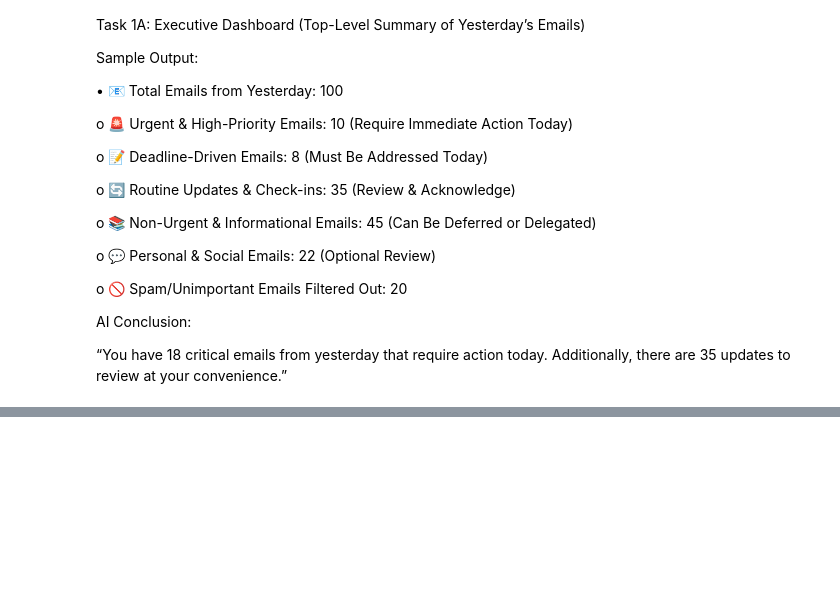
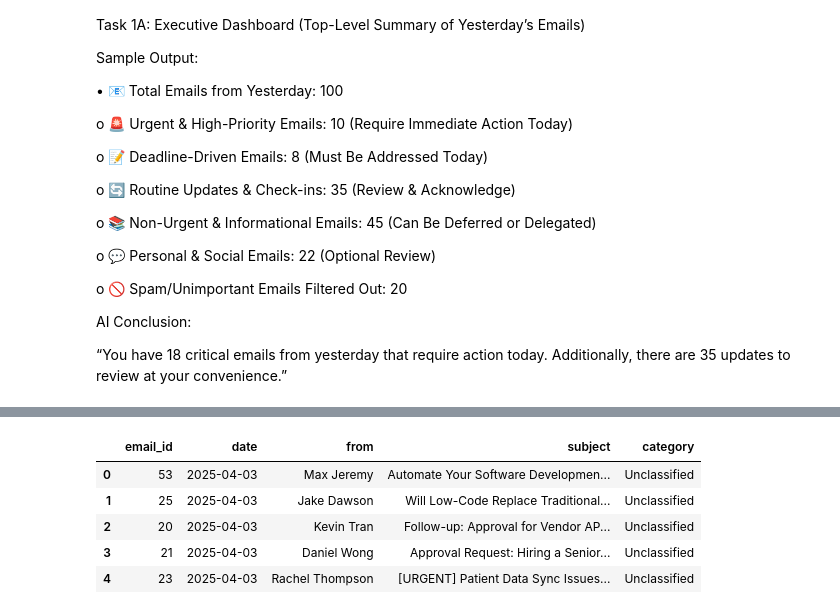
Before and after one commit to yellowfleece/JHU-AI-Project1, a Jupyter notebook: JHU_GENAI_Project1.ipynb, the cells around one changed output, grey strips where cells are left out. Cells and saved outputs as stored; diff of their text form; code cells hidden in the pictures; blank space fills up the shorter version.

```diff
--- a/JHU_GENAI_Project1.ipynb
+++ b/JHU_GENAI_Project1.ipynb
@@ -286,11 +51,0 @@ Name: count, dtype: int64
-# %%
-import os
-EMAIL_DIR = "/content/drive/MyDrive/email_assistant/mock_emails"
-print(f"Listing files in: {EMAIL_DIR}")
-try:
-    for root, dirs, files in os.walk(EMAIL_DIR):
-        print(f"Directory: {root}")
-        for file in files:
-            print(f"  - {file}")
-except Exception as e:
-    print(f"Error listing files: {e}")
@@ -1413,0 +179,64 @@ Non-Urgent & Informational: 24 emails (72.7%)
+# %%
+# =================================================================
+# STEP 2B: STANDARDIZE COLUMN STRUCTURE
+# =================================================================
+
+print("=== STANDARDIZING EMAIL DATA STRUCTURE ===")
+
+# The CSV columns are already well-named, so we just need to map to our standard names
+print(f"Original columns: {list(df.columns)}")
+
+# Rename columns to match our standard naming convention
+df = df.rename(columns={
+    'sender': 'from',
+    'date_received': 'date',
+    # 'subject' and 'body' are already correctly named
+    # Keep email_id and main_recipient as they are
+})
+
+print(f"Standardized columns: {list(df.columns)}")
+
+# Convert date column to proper datetime format
+print(f"\n=== PROCESSING DATE COLUMN ===")
+print(f"Sample dates before conversion: {df['date'].head(3).tolist()}")
+
+# Convert date strings to datetime objects
+df['date'] = pd.to_datetime(df['date'], format='%d/%m/%Y', errors='coerce')
+
+# Sort by date (most recent first)
+df = df.sort_values('date', ascending=False).reset_index(drop=True)
+
+print(f"Date range: {df['date'].min()} to {df['date'].max()}")
+print(f"Sample dates after conversion: {df['date'].head(3).tolist()}")
+
+# Add enhanced metadata columns
+print(f"\n=== ADDING METADATA COLUMNS ===")
+
+# Extract sender domain
+df['sender_domain'] = df['from'].str.split('@').str[1]
+
+# Calculate text lengths
+df['subject_length'] = df['subject'].str.len()
+df['body_length'] = df['body'].str.len()
+
+# Add day of week
+df['day_of_week'] = df['date'].dt.day_name()
+
+# Add category placeholder (will be filled by AI classification)
+df['category'] = 'Unclassified'
+
+# Reorder columns for better organization
+column_order = ['email_id', 'date', 'day_of_week', 'from', 'sender_domain',
+                'main_recipient', 'subject', 'subject_length', 'body',
+                'body_length', 'category']
+
+df = df[column_order]
+
+print(f"✅ Enhanced dataset structure:")
+print(f"📧 Total emails: {len(df)}")
+print(f"📋 Final columns: {', '.join(df.columns)}")
+
+# Display the enhanced dataset
+print(f"\n=== ENHANCED DATASET PREVIEW ===")
+display(df[['email_id', 'date', 'from', 'subject', 'category']].head())
+# %% [output]
@@ -1413,0 +258,6 @@ Non-Urgent & Informational: 24 emails (72.7%)
+|  | email_id | date | from | subject | category |
+| 0 | 53 | 2025-04-03 | Max Jeremy | Automate Your Software Developmen... | Unclassified |
+| 1 | 25 | 2025-04-03 | Jake Dawson | Will Low-Code Replace Traditional... | Unclassified |
+| 2 | 20 | 2025-04-03 | Kevin Tran | Follow-up: Approval for Vendor AP... | Unclassified |
+| 3 | 21 | 2025-04-03 | Daniel Wong | Approval Request: Hiring a Senior... | Unclassified |
+| 4 | 23 | 2025-04-03 | Rachel Thompson | [URGENT] Patient Data Sync Issues... | Unclassified |
```
Also changed, not shown: parts of 73 cells of this notebook.
